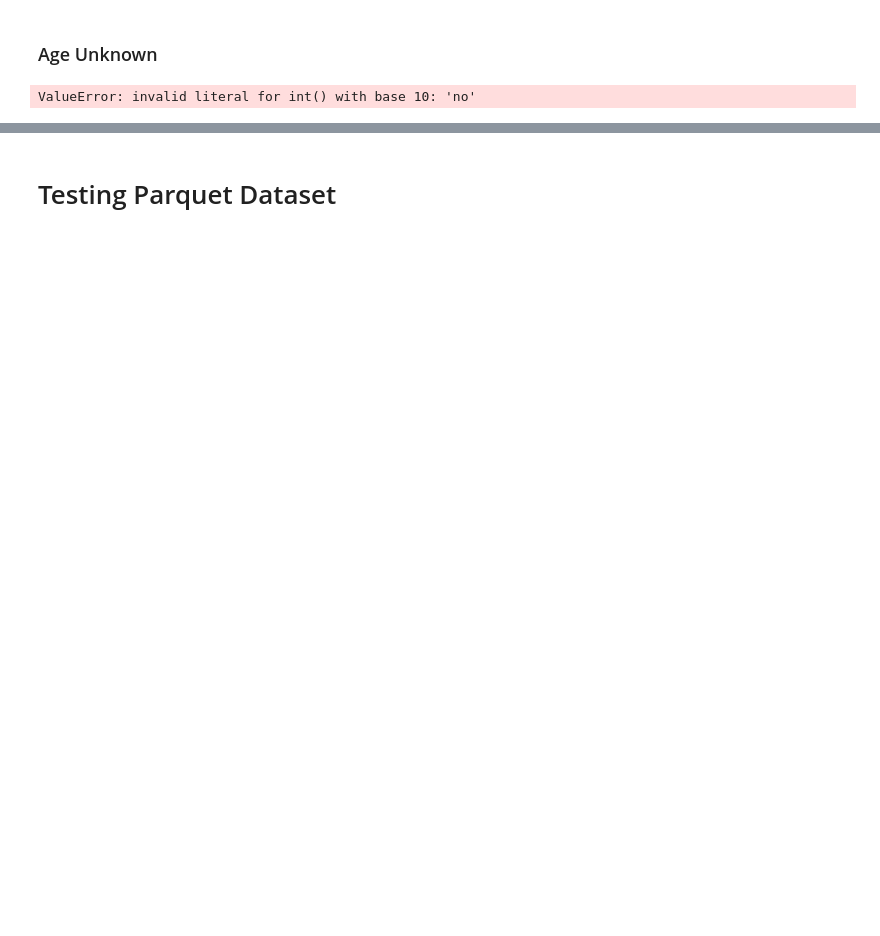
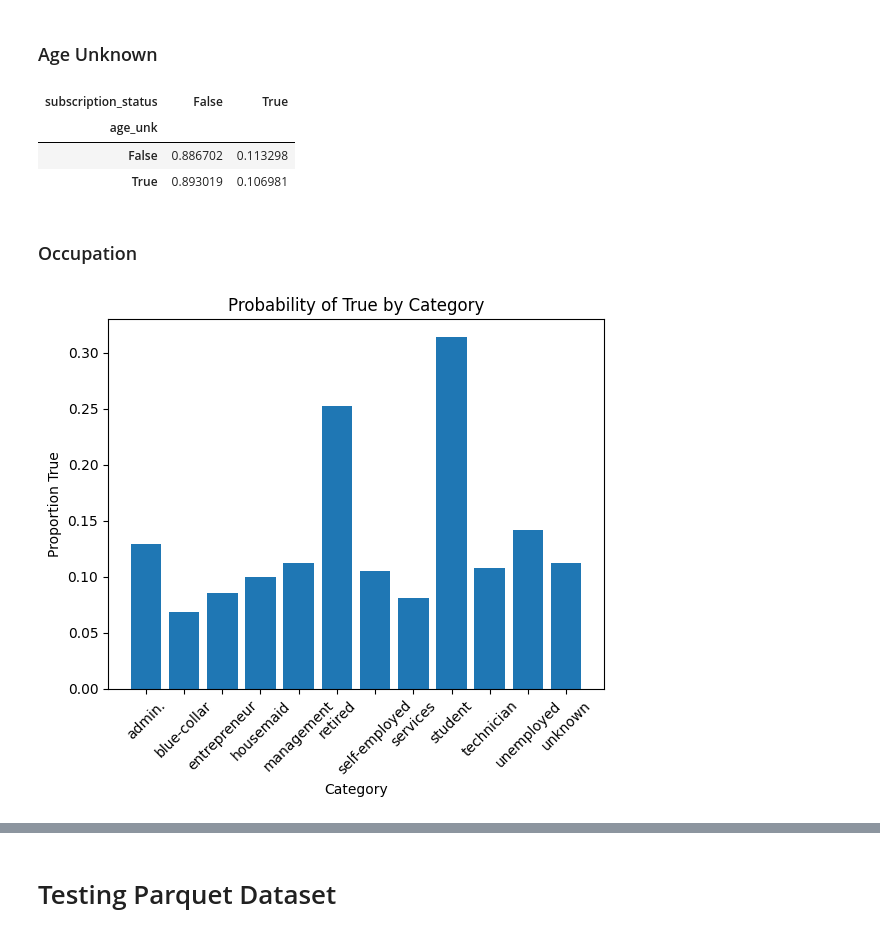
Before and after one commit to mysticshirou/EGT309-TeamJunHoe, a Jupyter notebook: eda.ipynb, the cells around one changed output, grey strips where cells are left out. Cells and saved outputs as stored; diff of their text form; code cells hidden in the pictures; blank space fills up the shorter version.

```diff
--- a/eda.ipynb
+++ b/eda.ipynb
@@ -925,7 +931,30 @@ max      NaN
 Name: age, dtype: float64
 # %% [markdown]
 ### Age Unknown
-# %%
-df_cleaned.age_unk.astype(int).corr(df_cleaned.subscription_status.astype(int))
-# %% [output]
-ValueError: invalid literal for int() with base 10: 'no'
+# %%
+# This gives the probability distribution of subscribed being true or false based on age_unk
+# Very small difference here too, not useful as a feature on its own
+# However, this feature is important to ensure the model has an easy way to learn about the -1 in age
+# If the age feature is removed, then this feature can be removed too.
+pd.crosstab(df_cleaned.age_unk, df_cleaned.subscription_status, normalize='index')
+# %% [output]
+| subscription_status | False | True |
+| age_unk |  |  |
+| False | 0.886702 | 0.113298 |
+| True | 0.893019 | 0.106981 |
+# %% [markdown]
+### Occupation
+# %%
+# Looks to be a very good feature, as there are clear differences in the proportion of
+# people who subscribe based on their occupation.
+prop = df_cleaned.groupby("occupation")["subscription_status"].mean()
+
+plt.figure()
+plt.bar(prop.index, prop.values)
+plt.ylabel("Proportion True")
+plt.xlabel("Category")
+plt.xticks(rotation=45)
+plt.title("Probability of True by Category")
+plt.show()
+# %% [output]
+[figure, added]
```
Also changed, not shown: parts of 23 cells of this notebook.
